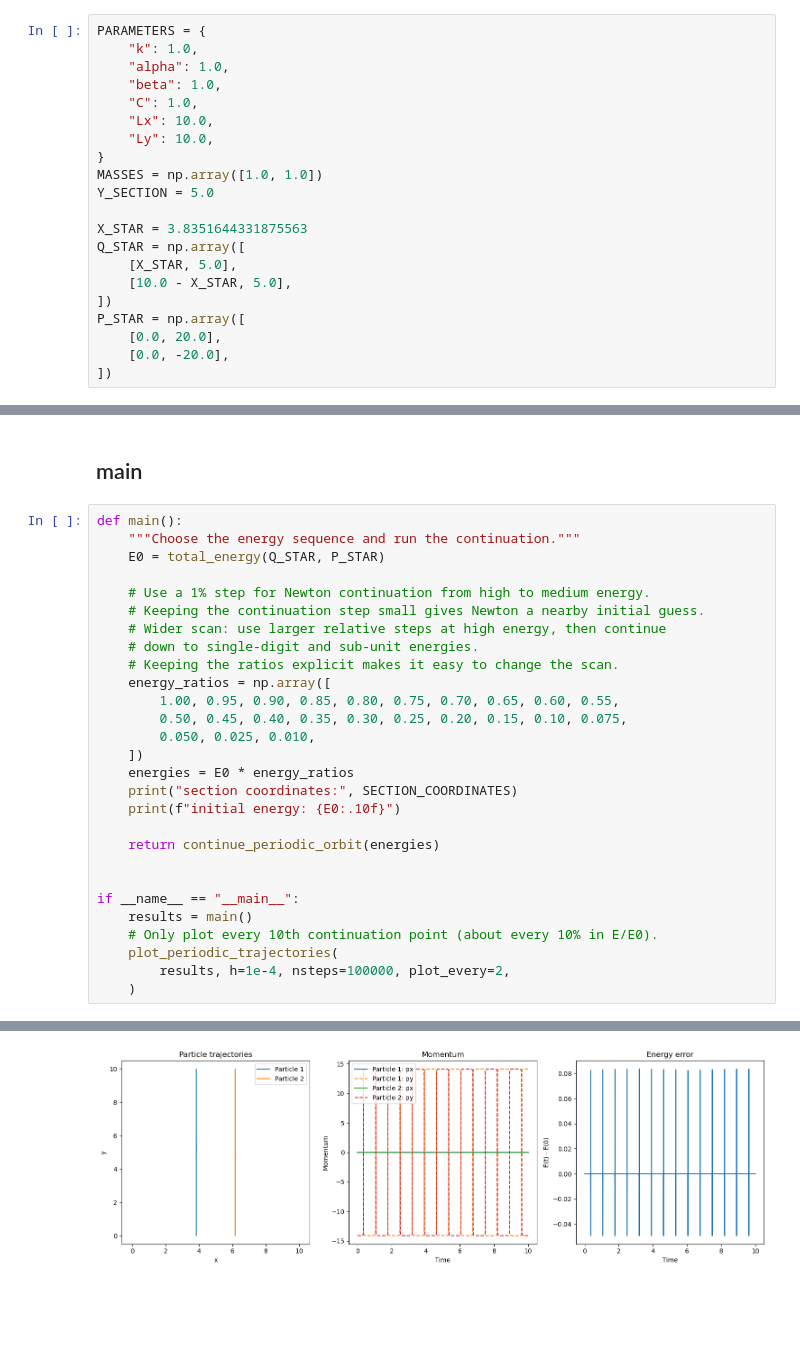
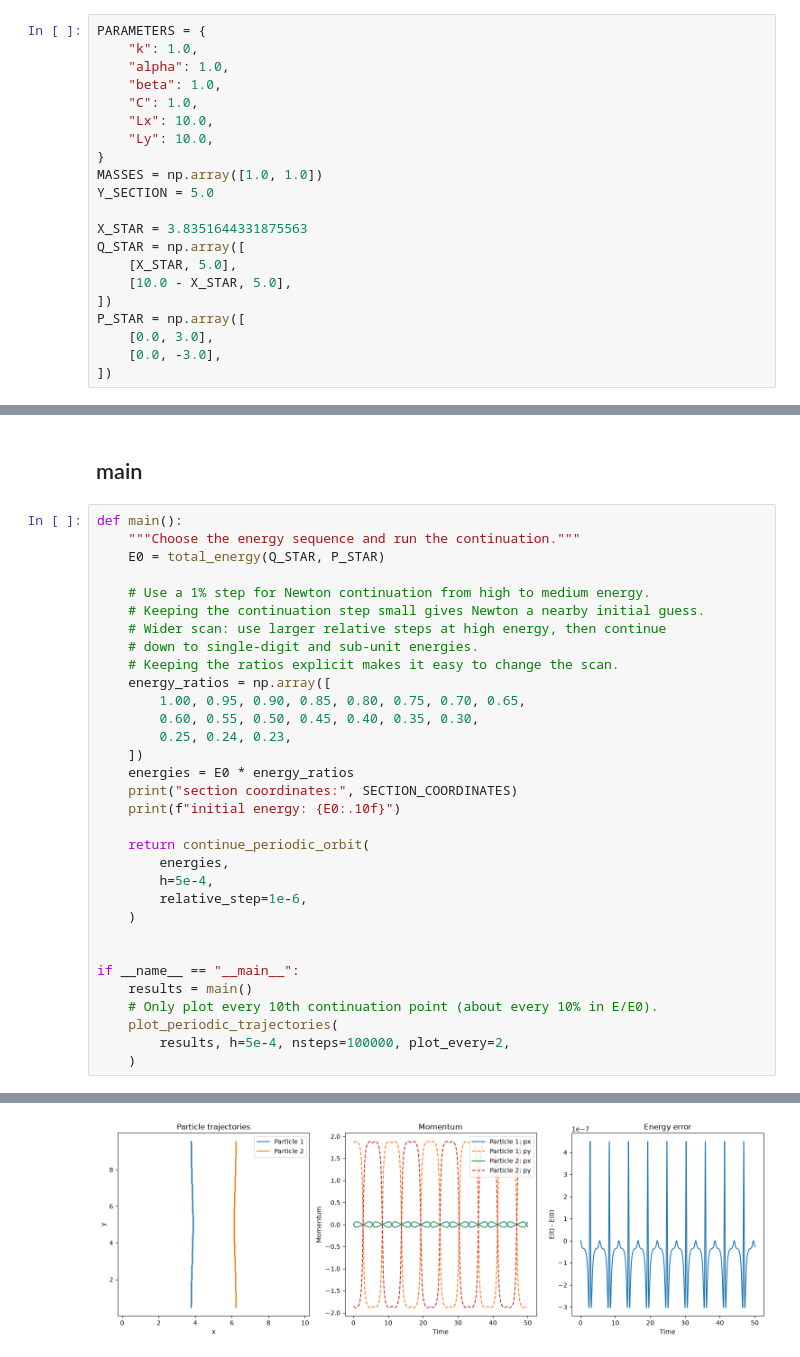
Before and after one commit to jiajunwu1729/2particle-numerics, a Jupyter notebook: Newton's method to find new stable point.ipynb, the cells around one changed output, grey strips where cells are left out. Saved outputs shown, nothing was run; the diff lists cells and outputs as text; blank space fills up the shorter version.

```diff
--- a/Newton's method to find new stable point.ipynb
+++ b/Newton's method to find new stable point.ipynb
@@ -33,8 +33,8 @@ Q_STAR = np.array([
     [10.0 - X_STAR, 5.0],
 ])
 P_STAR = np.array([
-    [0.0, 20.0],
-    [0.0, -20.0],
+    [0.0, 3.0],
+    [0.0, -3.0],
 ])
 # %% [markdown]
 ## section coordinates
@@ -370,22 +370,26 @@ def main():
     # down to single-digit and sub-unit energies.
     # Keeping the ratios explicit makes it easy to change the scan.
     energy_ratios = np.array([
-        1.00, 0.95, 0.90, 0.85, 0.80, 0.75, 0.70, 0.65, 0.60, 0.55,
-        0.50, 0.45, 0.40, 0.35, 0.30, 0.25, 0.20, 0.15, 0.10, 0.075,
-        0.050, 0.025, 0.010,
+        1.00, 0.95, 0.90, 0.85, 0.80, 0.75, 0.70, 0.65,
+        0.60, 0.55, 0.50, 0.45, 0.40, 0.35, 0.30,
+        0.25, 0.24, 0.23,
     ])
     energies = E0 * energy_ratios
     print("section coordinates:", SECTION_COORDINATES)
     print(f"initial energy: {E0:.10f}")
 
-    return continue_periodic_orbit(energies)
+    return continue_periodic_orbit(
+        energies,
+        h=5e-4,
+        relative_step=1e-6,
+    )
 
 
 if __name__ == "__main__":
     results = main()
     # Only plot every 10th continuation point (about every 10% in E/E0).
     plot_periodic_trajectories(
-        results, h=1e-4, nsteps=100000, plot_every=2,
+        results, h=5e-4, nsteps=100000, plot_every=2,
     )
 # %% [output]
 section coordinates: ('x1', 'x2', 'y2', 'px1', 'px2', 'py2')
@@ -418 +422 @@ Plotting periodic orbit at E = 201.0375779086
-[figure, old version]
+[figure, new version]
```
Also changed, not shown: parts of 1 cell of this notebook.
